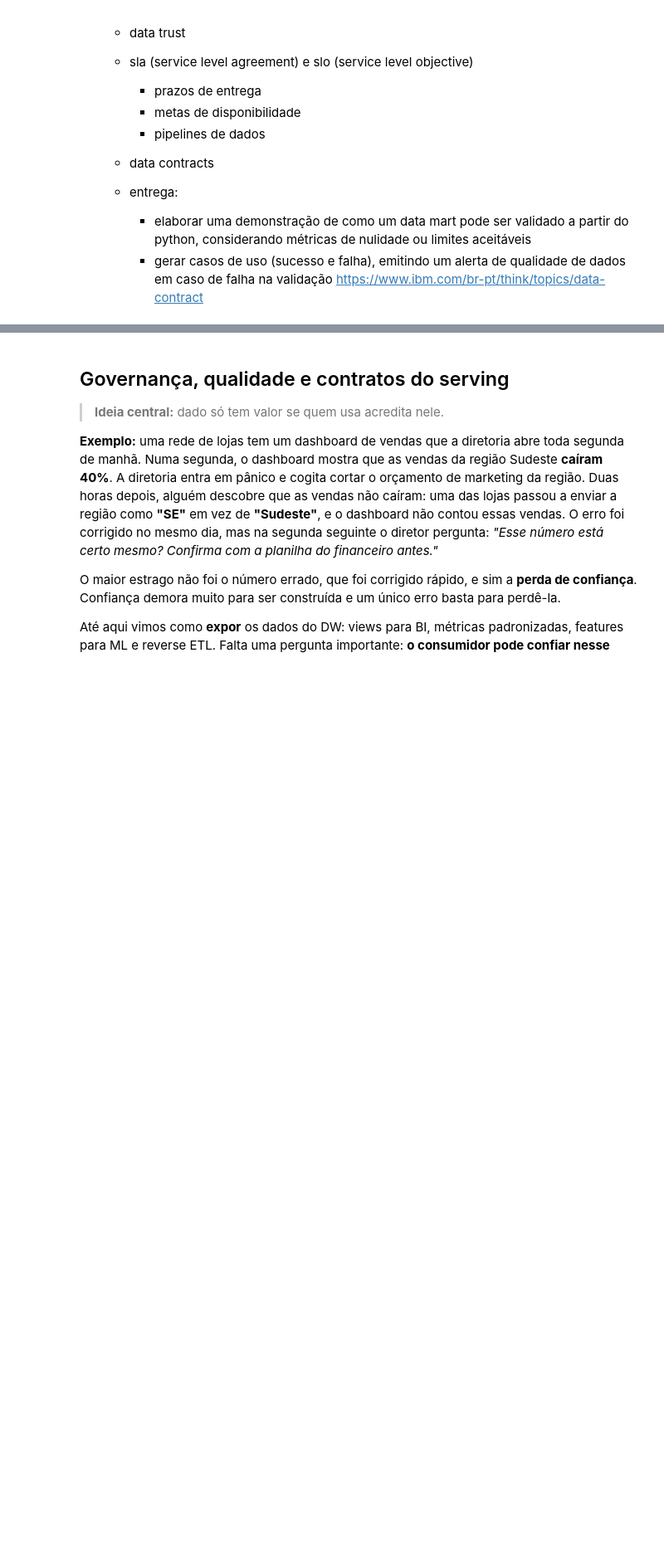
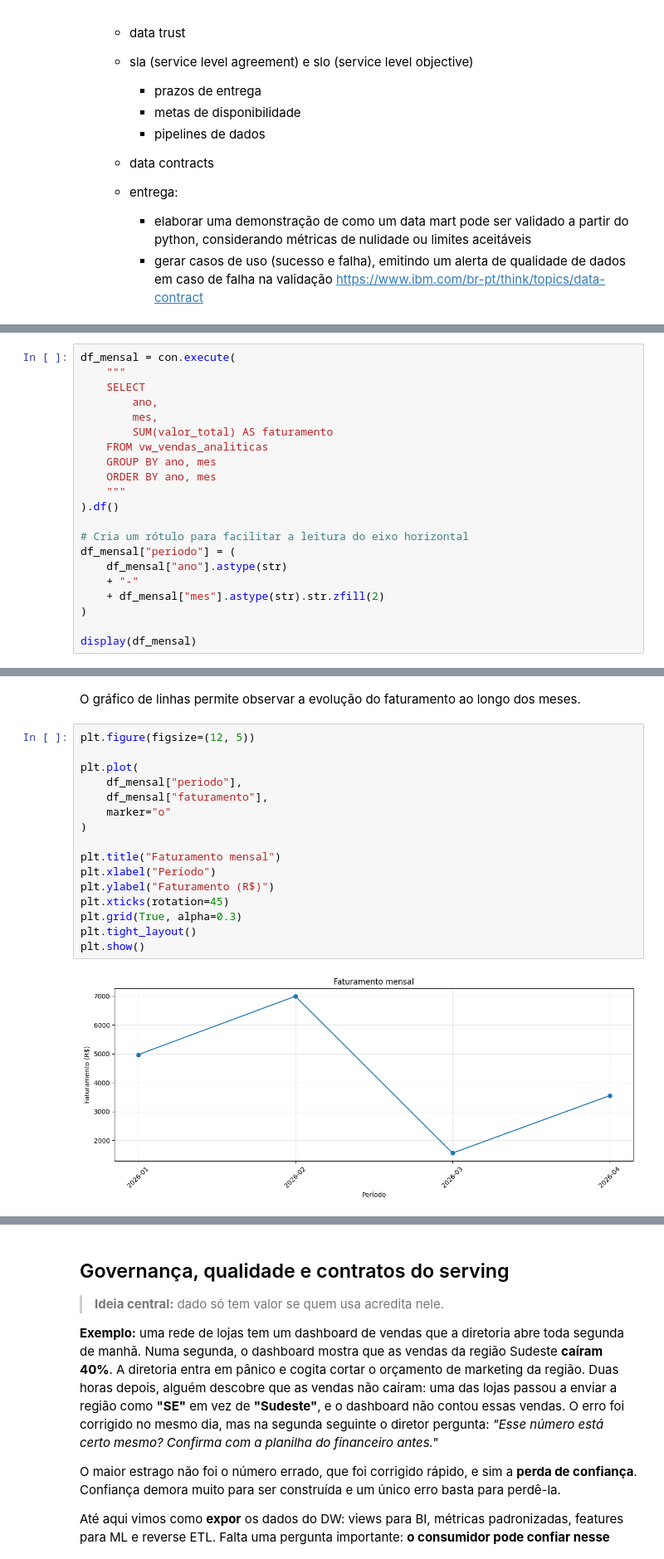
Before and after one commit to ladata-ufs/XII-SEMAC-ENGENHARIA-DADOS-DATA-WAREHOUSING, a Jupyter notebook: notebooks/D2/modulo_04_serving_analytics_and_ML.ipynb, the cells around one changed output, grey strips where cells are left out. Shown at 83% size. Saved outputs shown, nothing was run; the diff lists cells and outputs as text; blank space fills up the shorter version.

```diff
--- a/notebooks/D2/modulo_04_serving_analytics_and_ML.ipynb
+++ b/notebooks/D2/modulo_04_serving_analytics_and_ML.ipynb
@@ -47,0 +413,21 @@ https://www.ibm.com/br-pt/think/topics/semantic-layer
+# %%
+df_mensal = con.execute(
+    """
+    SELECT
+        ano,
+        mes,
+        SUM(valor_total) AS faturamento
+    FROM vw_vendas_analiticas
+    GROUP BY ano, mes
+    ORDER BY ano, mes
+    """
+).df()
+
+# Cria um rótulo para facilitar a leitura do eixo horizontal
+df_mensal["periodo"] = (
+    df_mensal["ano"].astype(str)
+    + "-"
+    + df_mensal["mes"].astype(str).str.zfill(2)
+)
+
+display(df_mensal)
@@ -47,0 +440,20 @@ https://www.ibm.com/br-pt/think/topics/semantic-layer
+# %% [markdown]
+O gráfico de linhas permite observar a evolução do faturamento ao longo dos meses.
+# %%
+plt.figure(figsize=(12, 5))
+
+plt.plot(
+    df_mensal["periodo"],
+    df_mensal["faturamento"],
+    marker="o"
+)
+
+plt.title("Faturamento mensal")
+plt.xlabel("Período")
+plt.ylabel("Faturamento (R$)")
+plt.xticks(rotation=45)
+plt.grid(True, alpha=0.3)
+plt.tight_layout()
+plt.show()
+# %% [output]
+[figure, added]
```
Also changed, not shown: parts of 37 cells of this notebook, 4 other files.
